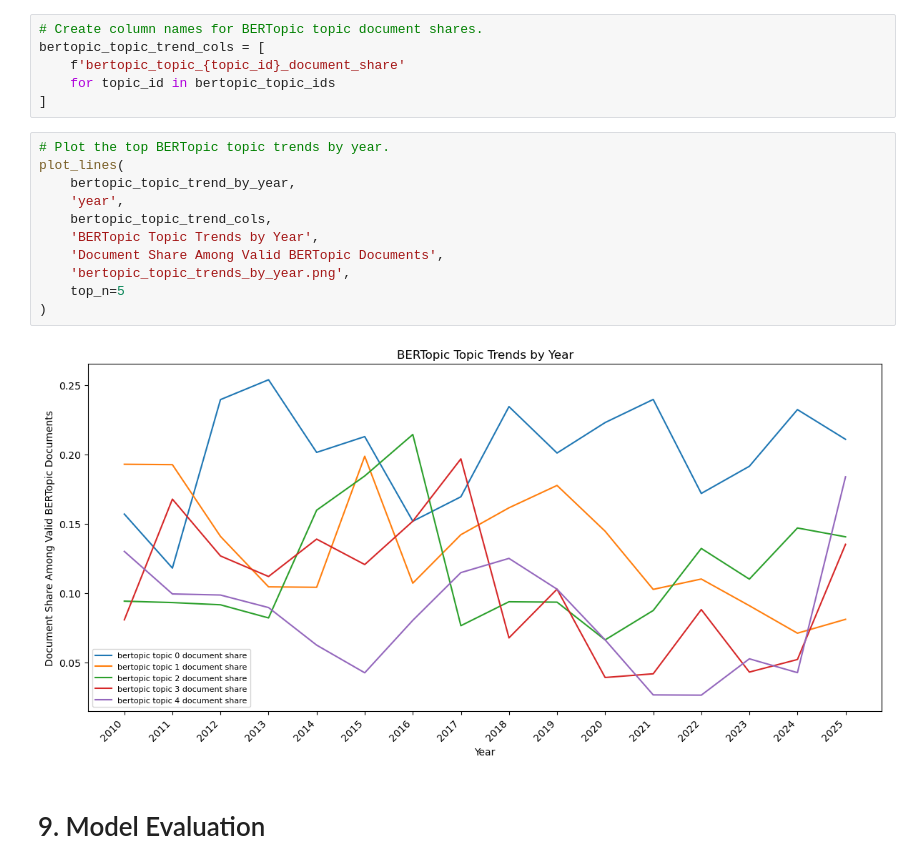
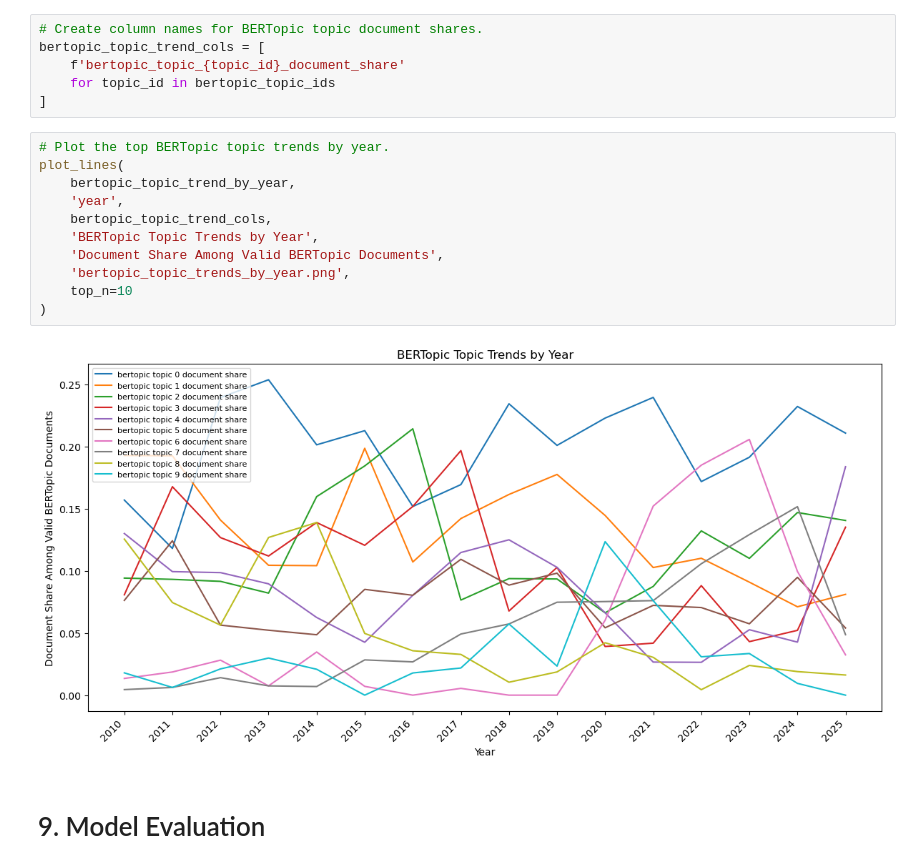
Before and after one commit to YoungbokYi/Text-Mining-FCC-Documents, a Jupyter notebook: Trend_Analysis.ipynb, the cells around one changed output. Cells and saved outputs as stored; diff of their text form.

Commit message:
Changed the plot

```diff
--- a/Trend_Analysis.ipynb
+++ b/Trend_Analysis.ipynb
@@ -3607,16 +3607,16 @@ bertopic_topic_trend_cols = [
 # %%
 # Plot the top BERTopic topic trends by year.
 plot_lines(
     bertopic_topic_trend_by_year,
     'year',
     bertopic_topic_trend_cols,
     'BERTopic Topic Trends by Year',
     'Document Share Among Valid BERTopic Documents',
     'bertopic_topic_trends_by_year.png',
-    top_n=5
+    top_n=10
 )
 # %% [output]
-[figure, old version]
+[figure, new version]
 # %% [markdown]
 # 9. Model Evaluation
 # %% [markdown]
```
Also changed, not shown: parts of 4 cells of this notebook.
